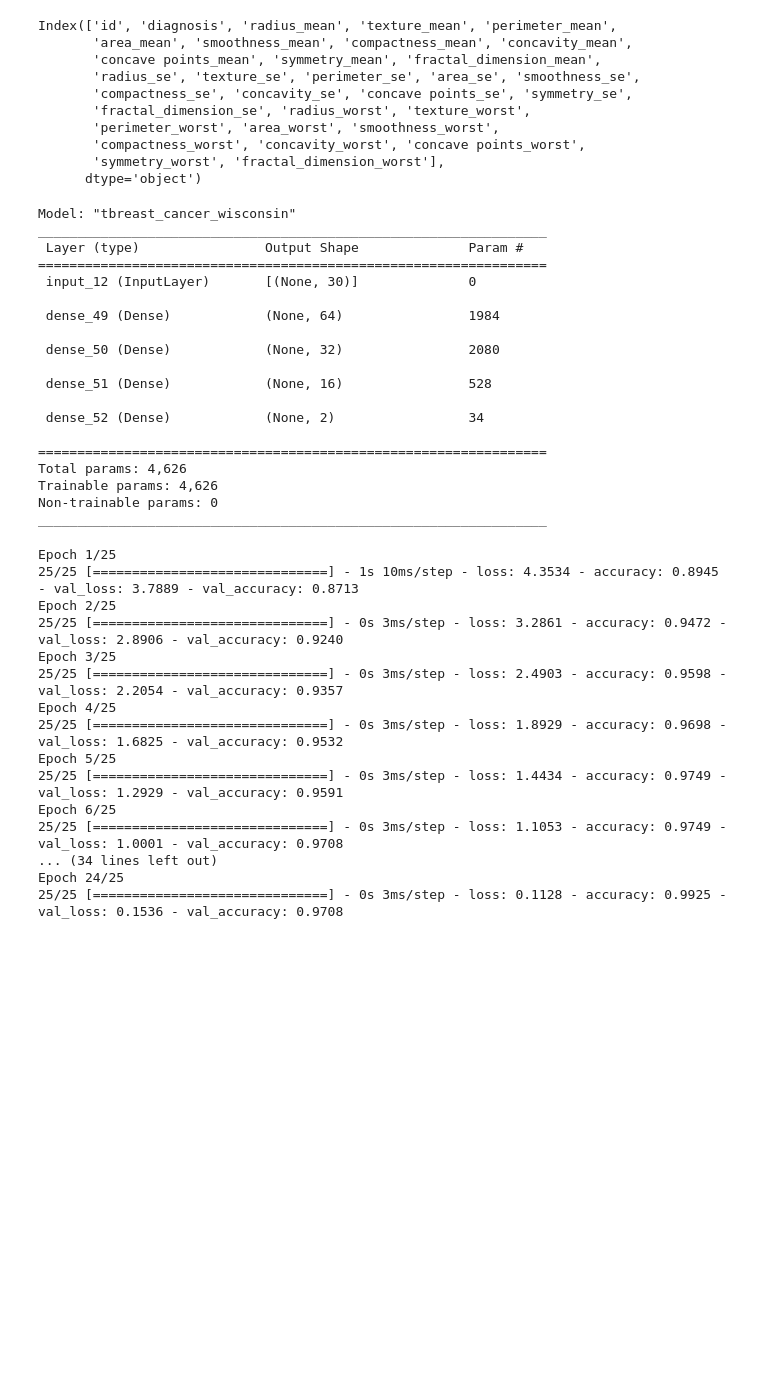
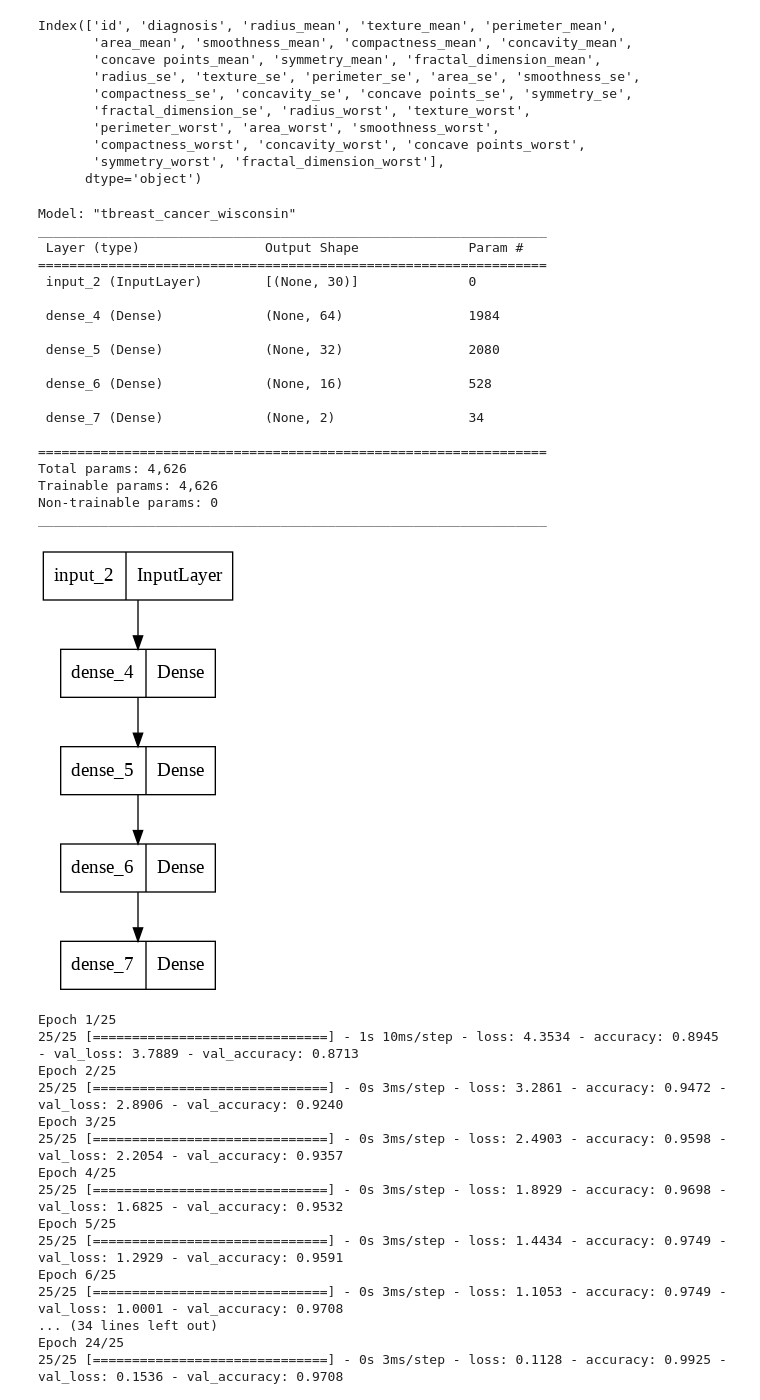
Before and after one commit to veenayagam/breast-cancer-wisconsin, a Jupyter notebook: breast_cancer_wisconsin_(diagnostic)_kaggle.ipynb, the cells around one changed output. Saved outputs shown, nothing was run; the diff lists cells and outputs as text; code cells hidden in the pictures; blank space fills up the shorter version.

```diff
--- a/breast_cancer_wisconsin_(diagnostic)_kaggle.ipynb
+++ b/breast_cancer_wisconsin_(diagnostic)_kaggle.ipynb
@@ -8,6 +9,6 @@ import tensorflow as tf
 # %%
 # Read csv file
-data = pd.read_csv('/content/drive/MyDrive/SHRDC_deep_learning/project/breast_cancer_wisconsin_(diagnostic)_kaggle/breat_cancer_wisconsin_kaggle.csv')
+data = pd.read_csv('/content/drive/MyDrive/SHRDC_deep_learning/project/feed_forward_nn/breast_cancer_wisconsin_(diagnostic)_kaggle/breat_cancer_wisconsin_kaggle.csv')
 # %%
 # Visualize first 5 rows of the dataframe
 data.head()
@@ -93,38 +94,40 @@ x_test = standardizer.transform(x_test)
 # There are some regulization been added to overcome overfitting
 nClass = len(np.unique(y_test))
 l2_reg = tf.keras.regularizers.L2(0.07)
 inputs = tf.keras.Input(shape=(x_train.shape[-1],))
 
 dense = tf.keras.layers.Dense(64,activation='relu')
 x = dense(inputs)
 dense = tf.keras.layers.Dense(32,activation='relu',kernel_regularizer=l2_reg)
 x = dense(x)
 dense = tf.keras.layers.Dense(16,activation='relu',kernel_regularizer=l2_reg)
 x = dense(x)
 outputs = tf.keras.layers.Dense(nClass,activation='softmax')(x)
 
 model = tf.keras.Model(inputs=inputs,outputs=outputs,name='tbreast_cancer_wisconsin')
 model.summary()
+keras.utils.plot_model(model,to_file='breast_cancer_wisconsin.png')
 # %% [output]
 Model: "tbreast_cancer_wisconsin"
 _________________________________________________________________
  Layer (type)                Output Shape              Param #
 =================================================================
- input_12 (InputLayer)       [(None, 30)]              0
+ input_2 (InputLayer)        [(None, 30)]              0
 
- dense_49 (Dense)            (None, 64)                1984
+ dense_4 (Dense)             (None, 64)                1984
 
- dense_50 (Dense)            (None, 32)                2080
+ dense_5 (Dense)             (None, 32)                2080
 
- dense_51 (Dense)            (None, 16)                528
+ dense_6 (Dense)             (None, 16)                528
 
- dense_52 (Dense)            (None, 2)                 34
+ dense_7 (Dense)             (None, 2)                 34
 
 =================================================================
 Total params: 4,626
 Trainable params: 4,626
 Non-trainable params: 0
 _________________________________________________________________
+[figure, added]
 # %%
 #Compile and train the model
 model.compile(optimizer='adam',loss='sparse_categorical_crossentropy',metrics=['accuracy'])
```
Also changed, not shown: parts of 3 cells of this notebook.
